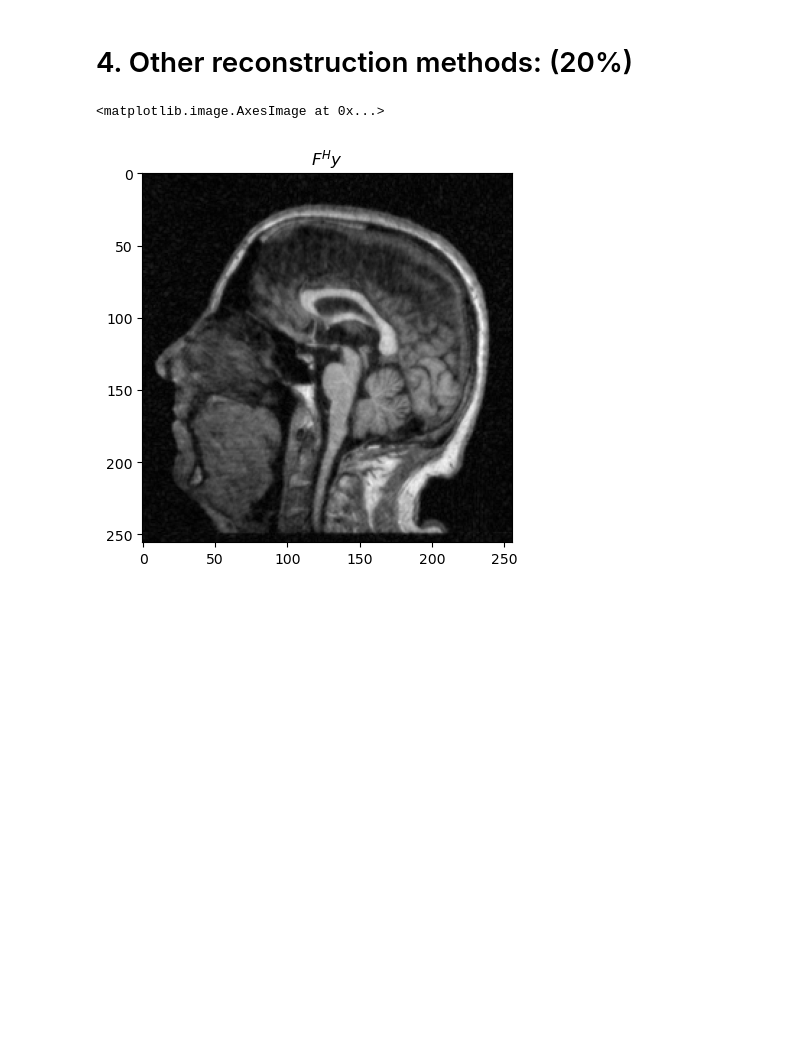
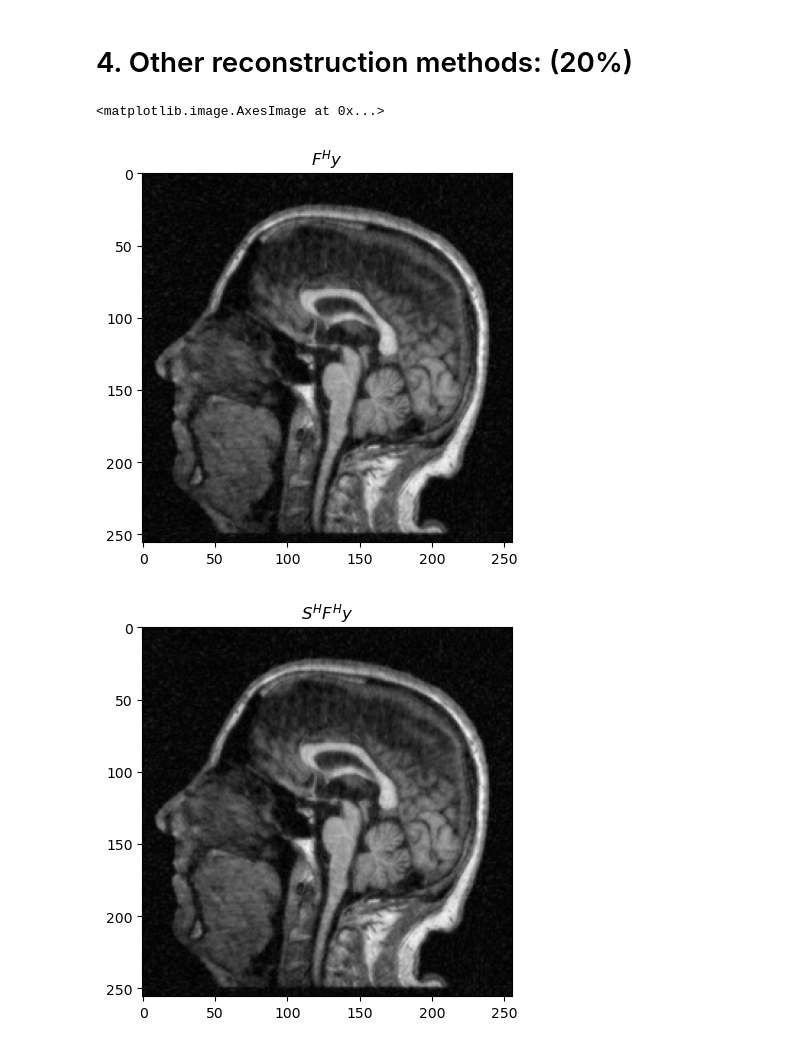
Before and after one commit to lassestahnke/HL2027_recon, a Jupyter notebook: HL2027_project_1.ipynb, the cells around one changed output. Cells and saved outputs as stored; diff of their text form; code cells hidden in the pictures; blank space fills up the shorter version.

Commit message:
Added Linear Operator S for Sensitivity estimation

```diff
--- a/HL2027_project_1.ipynb
+++ b/HL2027_project_1.ipynb
@@ -306,22 +306,36 @@ Max value original image:  549
 # %%
 spikes = 128
 
 fft_t1_slice = sp.fft(t1_slice, center=True)
 coord_wl = sp.mri.radial((spikes,255,2), (256,256)) + 255/2
 # mask with rounded values and then cast to int
 coord_round_wl = (coord_wl).round()
 coord_round_wl = np.array(coord_round_wl, dtype=int)
 mask_round_wl = np.zeros((256, 256))
 mask_round_wl[coord_round_wl[:, :, 0].flatten(), coord_round_wl[:, :, 1].flatten()] = 1
 ksp_wavelet = fft_t1_slice * mask_round_wl
+# since we only have one coil, expand dimension, so that first index is the coil index
+ksp_wavelet = np.expand_dims(ksp_wavelet, axis=0)
 
 # Defining Linear Operators
 F = sp.linop.FFT(ksp_wavelet.shape, axes=None)
 
-# test Operator
+# test Operator F
 plt.figure()
 plt.title(r'$F^H y$')
-plt.imshow(abs(F.H * ksp_wavelet), cmap="gray")
+plt.imshow(abs(F.H * ksp_wavelet)[0], cmap="gray")
+
+# define S
+# get estimate of sensitivity map
+#ksp_wavelet = np.expand_dims(ksp_wavelet, axis=0)
+mps = sp.mri.app.EspiritCalib(ksp=ksp_wavelet).run()
+S = sp.linop.Multiply(ksp_wavelet.shape, mps)
+
+# test Operator S
+plt.figure()
+plt.title(r'$S^H F^H y$')
+plt.imshow(abs(S.H * F.H * ksp_wavelet)[0], cmap="gray")
 # %% [output]
 <matplotlib.image.AxesImage at 0x...>
 [figure]
+[figure, added]
```
